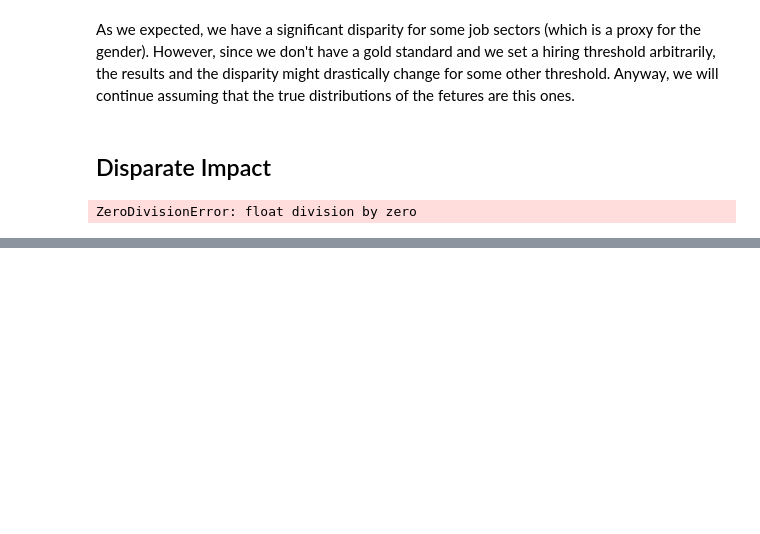
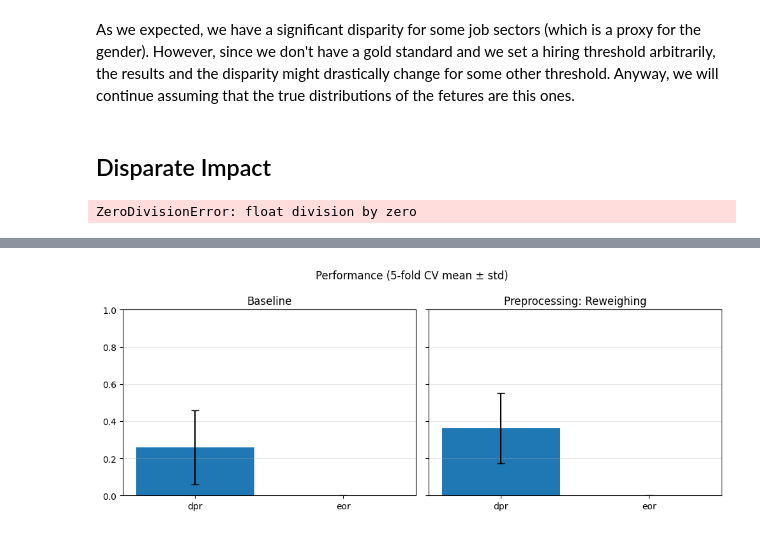
Before and after one commit to kor80/Fair-Candidate-Screening-System, a Jupyter notebook: main.ipynb, the cells around one changed output, grey strips where cells are left out. Cells and saved outputs as stored; diff of their text form; code cells hidden in the pictures; blank space fills up the shorter version.

```diff
--- a/main.ipynb
+++ b/main.ipynb
@@ -893,0 +994,8 @@ plot_metrics(df_no_mit, df_mit, metrics_fair, "Fairness Metrics (5-Fold CV)", "D
+# %%
+metrics_bar_plot(baseline_fairness_metrics,
+                 preprocessing_fairness_metrics,
+                 label1='Baseline',
+                 label2='Preprocessing: Reweighing',
+                 metrics=['dpr','eor'])
+# %% [output]
+[figure, added]
```
Also changed, not shown: parts of 19 cells of this notebook.
